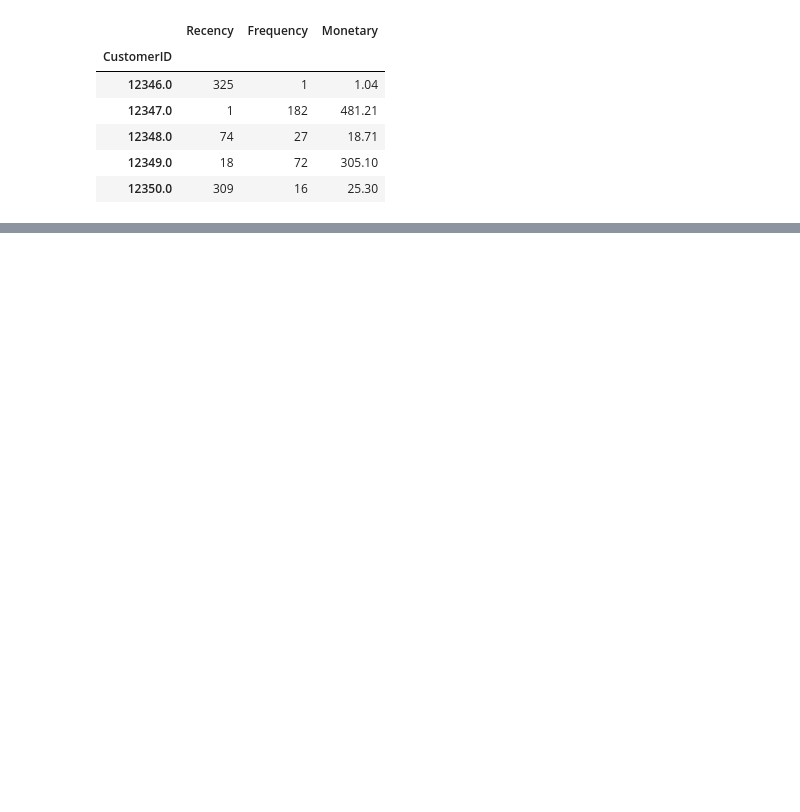
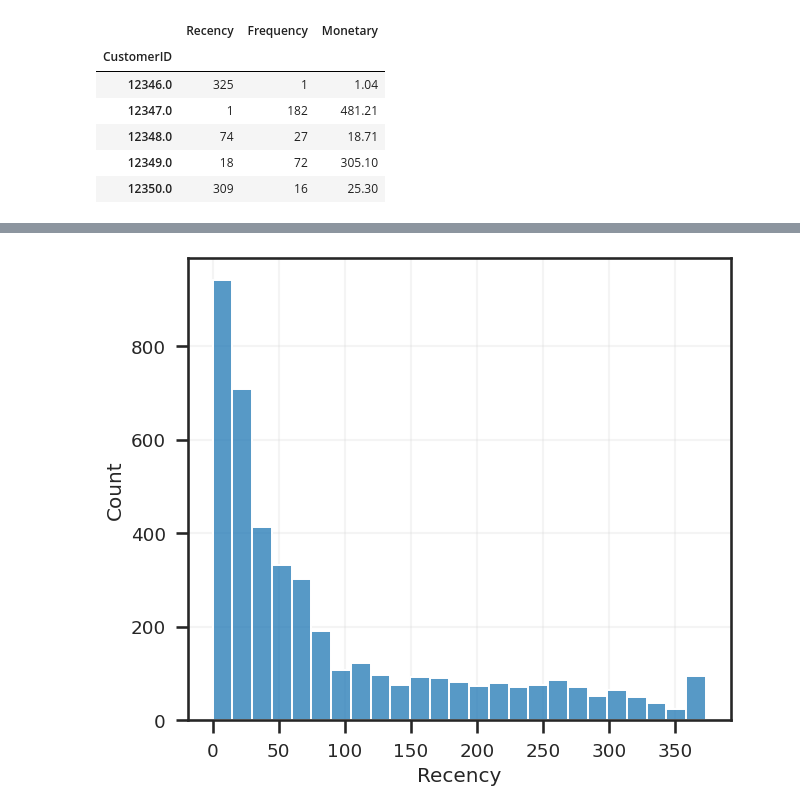
Before and after one commit to JoseVTavares/Ecommerce-RFV-Clustering, a Jupyter notebook: Customer_RFV_and_Clustering_Analysis.ipynb, the cells around one changed output, grey strips where cells are left out. Saved outputs shown, nothing was run; the diff lists cells and outputs as text; code cells hidden in the pictures; blank space fills up the shorter version.

```diff
--- a/Customer_RFV_and_Clustering_Analysis.ipynb
+++ b/Customer_RFV_and_Clustering_Analysis.ipynb
@@ -647,0 +661,13 @@ df_filtered_rfm.head()
+# %%
+# A ntes de normalizarmos os dados de Recency, Frequency e Monetary podemos plotar para ver seus comportamentos e interações
+# Primeiro faremos o plot coluna Recency para podermos extrair insights de qual a recência mais comum entre nossos clientes
+# para isso faremos um histograma com a tabela rfm_table
+
+
+plt.figure(figsize=(7, 6));
+
+sns.histplot(rfm_table['Recency']);
+
+plt.show()
+# %% [output]
+[figure, added]
```
Also changed, not shown: parts of 54 cells of this notebook.
